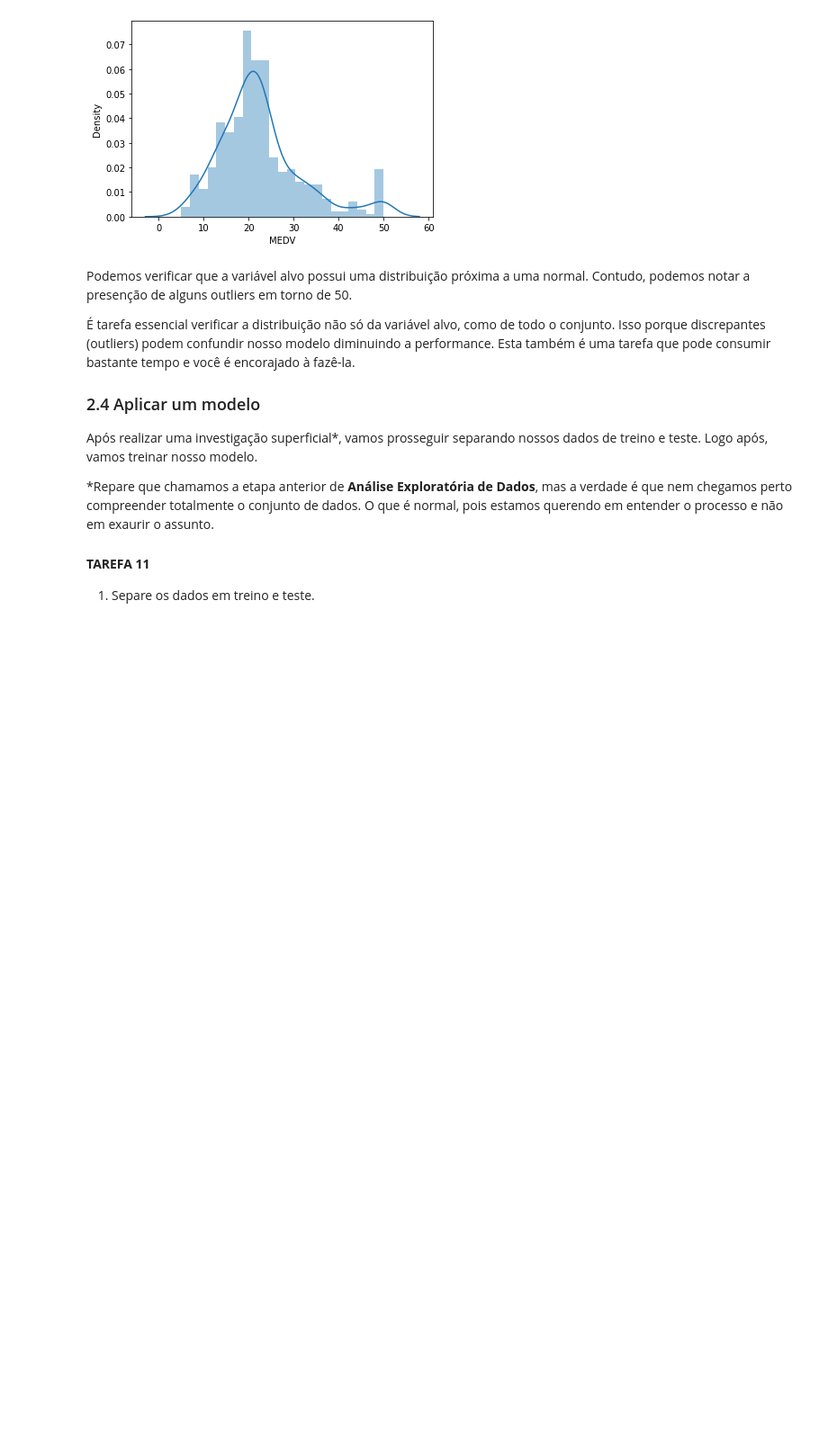
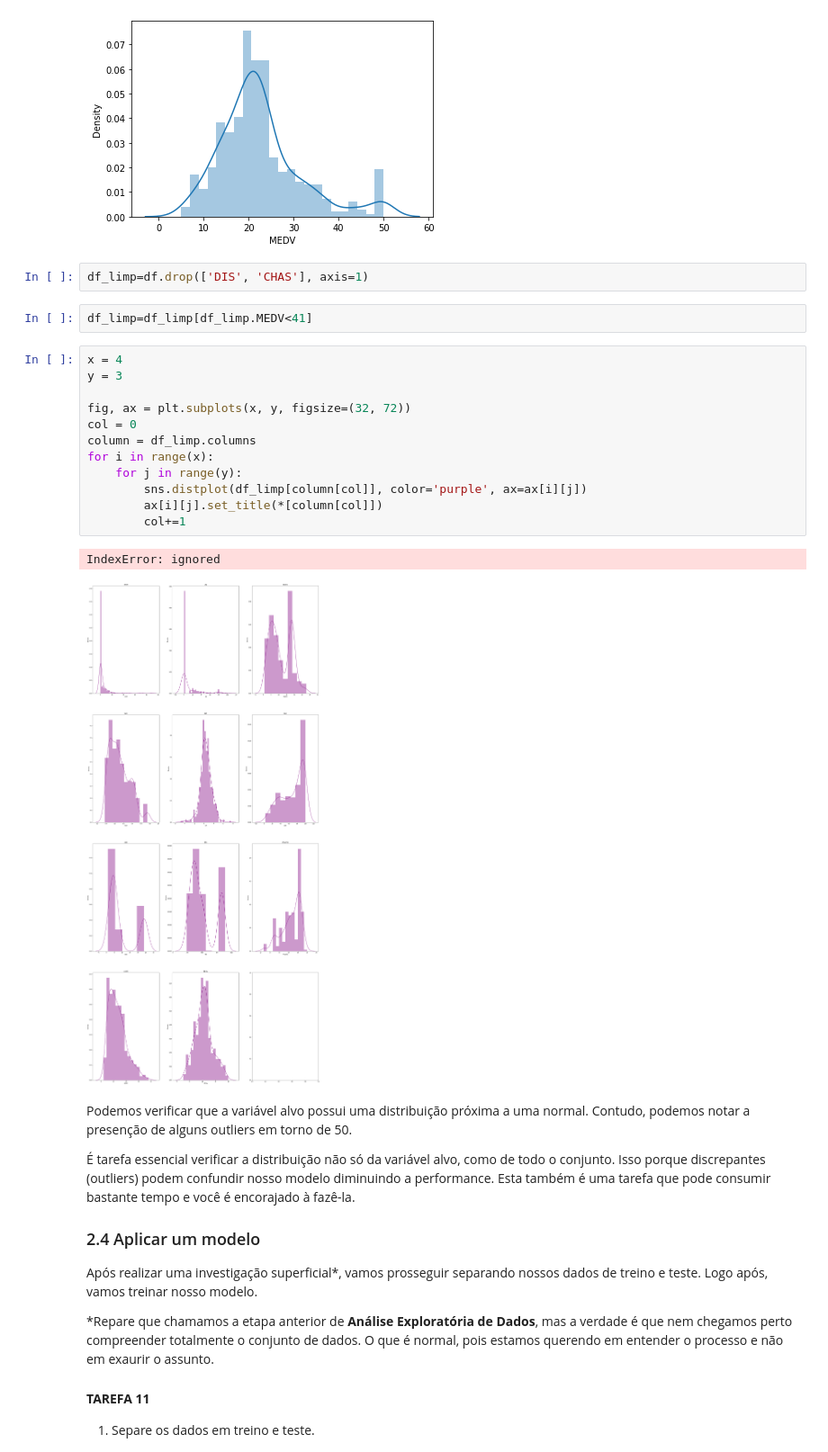
Before and after one commit to rheideier/br-regression-project, a Jupyter notebook: regression-project-br.ipynb, the cells around one changed output. Shown at 90% size. Saved outputs shown, nothing was run; the diff lists cells and outputs as text; blank space fills up the shorter version.

```diff
--- a/regression-project-br.ipynb
+++ b/regression-project-br.ipynb
@@ -263,6 +257,25 @@ sns.distplot(df['MEDV'])
 # %% [output]
 <matplotlib.axes._subplots.AxesSubplot at 0x...>
 [figure]
+# %%
+df_limp=df.drop(['DIS', 'CHAS'], axis=1)
+# %%
+df_limp=df_limp[df_limp.MEDV<41]
+# %%
+x = 4
+y = 3
+
+fig, ax = plt.subplots(x, y, figsize=(32, 72))
+col = 0
+column = df_limp.columns
+for i in range(x):
+    for j in range(y):
+        sns.distplot(df_limp[column[col]], color='purple', ax=ax[i][j])
+        ax[i][j].set_title(*[column[col]])
+        col+=1
+# %% [output]
+IndexError: ignored
+[figure, added]
 # %% [markdown]
 Podemos verificar que a variável alvo possui uma distribuição próxima a uma normal. Contudo, podemos notar a presenção de alguns outliers em torno de 50.
 
```
Also changed, not shown: parts of 12 cells of this notebook.
